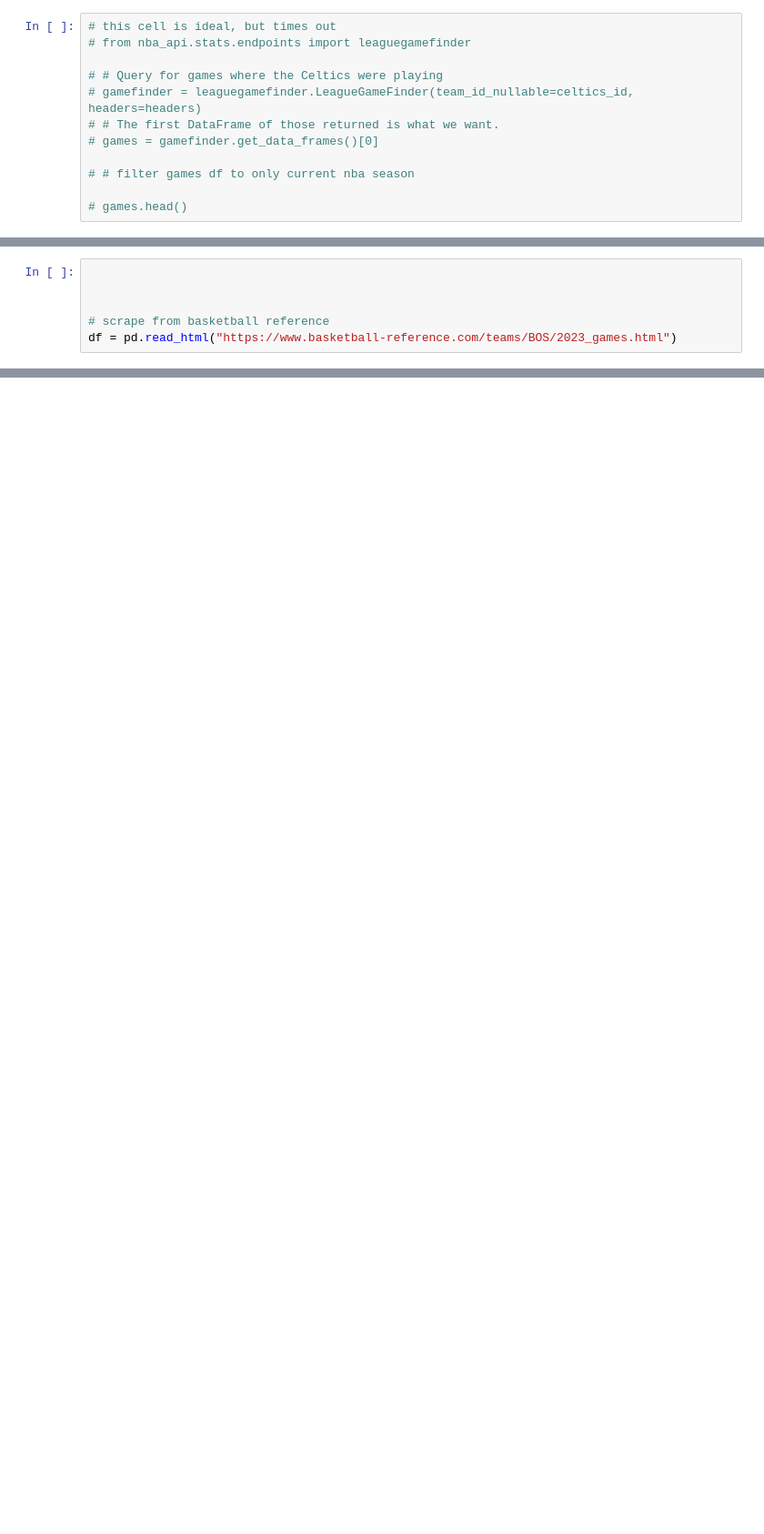
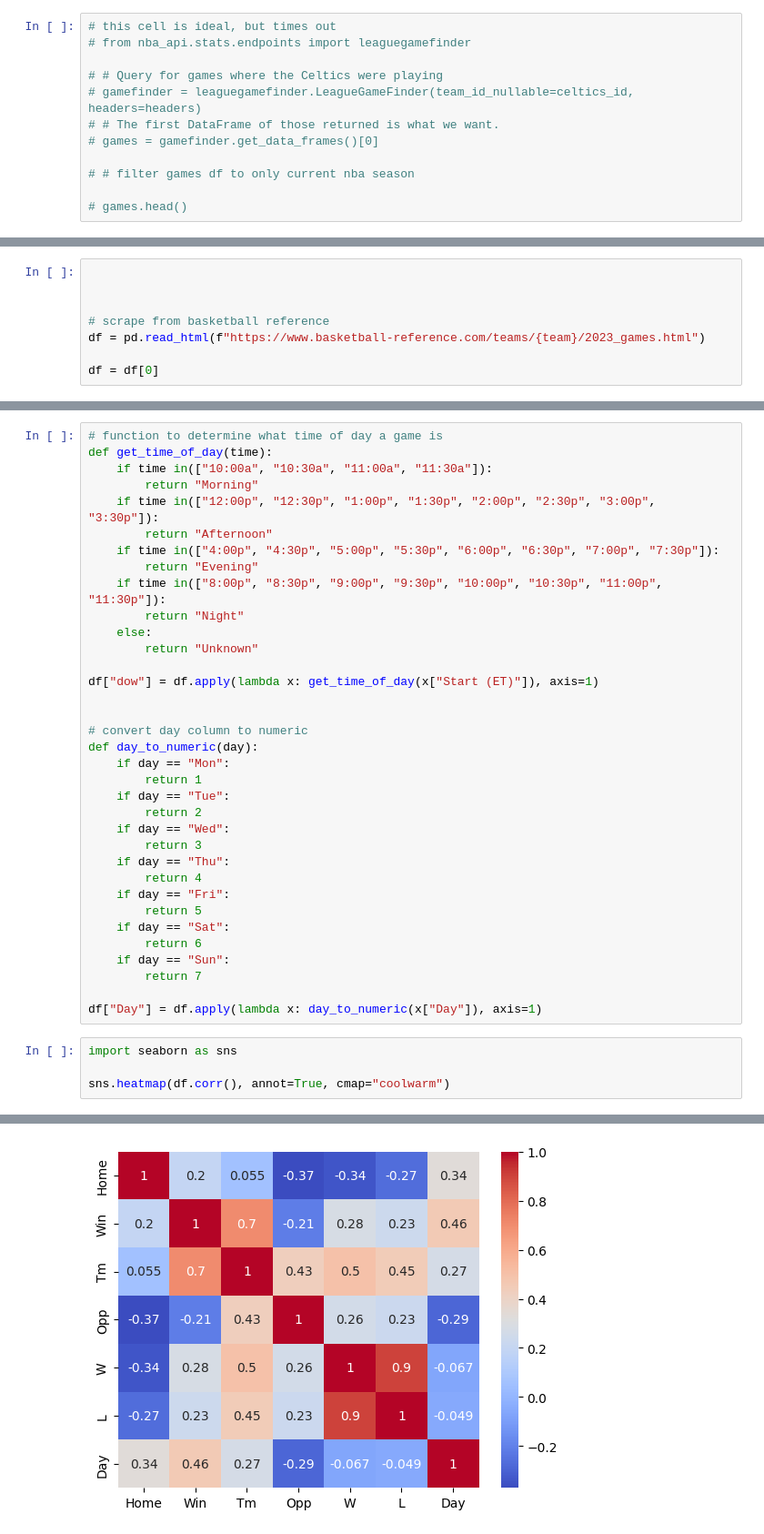
Before and after one commit to abzdel/NBA_Over_Under_Prediction_App, a Jupyter notebook: get_todays_teams.ipynb, the cells around one changed output, grey strips where cells are left out. Shown at 91% size. Cells and saved outputs as stored; diff of their text form; blank space fills up the shorter version.

```diff
--- a/get_todays_teams.ipynb
+++ b/get_todays_teams.ipynb
@@ -72,4 +78,6 @@ celtics_id = celtics['id']
 
 
 # scrape from basketball reference
-df = pd.read_html("https://www.basketball-reference.com/teams/BOS/2023_games.html")
+df = pd.read_html(f"https://www.basketball-reference.com/teams/{team}/2023_games.html")
+
+df = df[0]
@@ -91,0 +119,40 @@ df[0]
+# %%
+# function to determine what time of day a game is
+def get_time_of_day(time):
+    if time in(["10:00a", "10:30a", "11:00a", "11:30a"]):
+        return "Morning"
+    if time in(["12:00p", "12:30p", "1:00p", "1:30p", "2:00p", "2:30p", "3:00p", "3:30p"]):
+        return "Afternoon"
+    if time in(["4:00p", "4:30p", "5:00p", "5:30p", "6:00p", "6:30p", "7:00p", "7:30p"]):
+        return "Evening"
+    if time in(["8:00p", "8:30p", "9:00p", "9:30p", "10:00p", "10:30p", "11:00p", "11:30p"]):
+        return "Night"
+    else:
+        return "Unknown"
+
+df["dow"] = df.apply(lambda x: get_time_of_day(x["Start (ET)"]), axis=1)
+
+
+# convert day column to numeric
+def day_to_numeric(day):
+    if day == "Mon":
+        return 1
+    if day == "Tue":
+        return 2
+    if day == "Wed":
+        return 3
+    if day == "Thu":
+        return 4
+    if day == "Fri":
+        return 5
+    if day == "Sat":
+        return 6
+    if day == "Sun":
+        return 7
+
+df["Day"] = df.apply(lambda x: day_to_numeric(x["Day"]), axis=1)
+# %%
+import seaborn as sns
+
+sns.heatmap(df.corr(), annot=True, cmap="coolwarm")
+# %% [output]
@@ -91,0 +160 @@ df[0]
+[figure, added]
```
Also changed, not shown: parts of 9 cells of this notebook.
